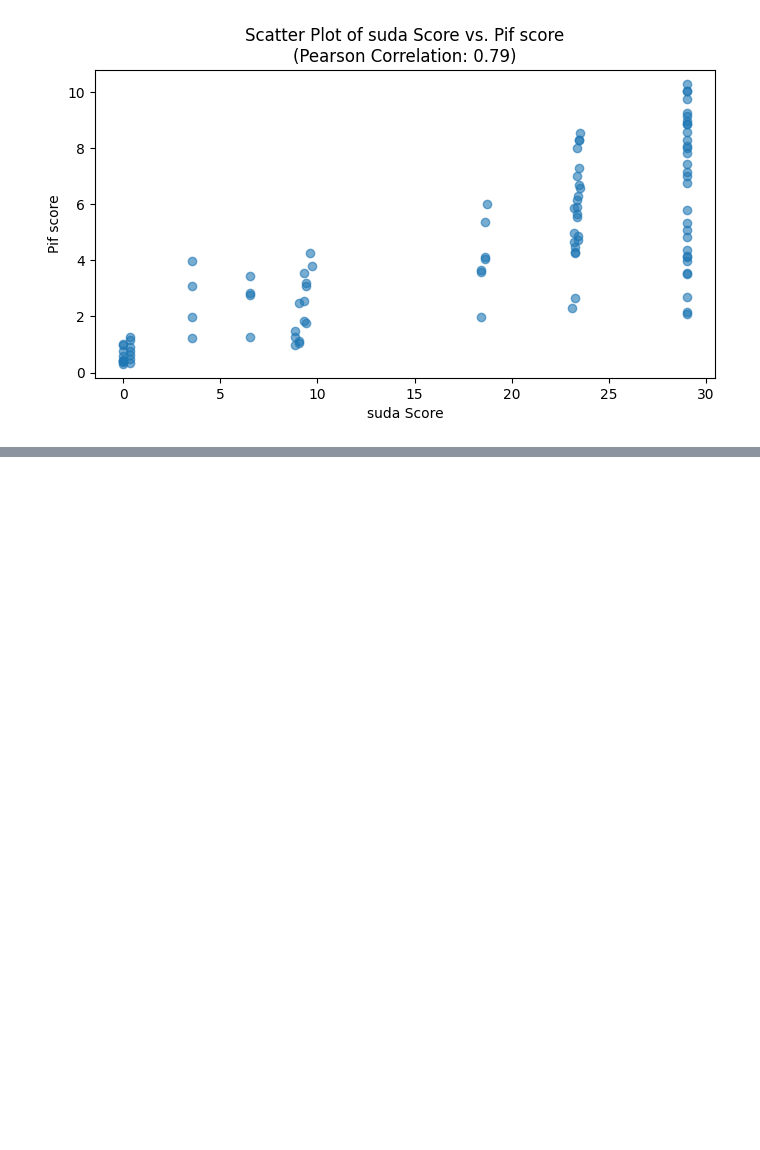
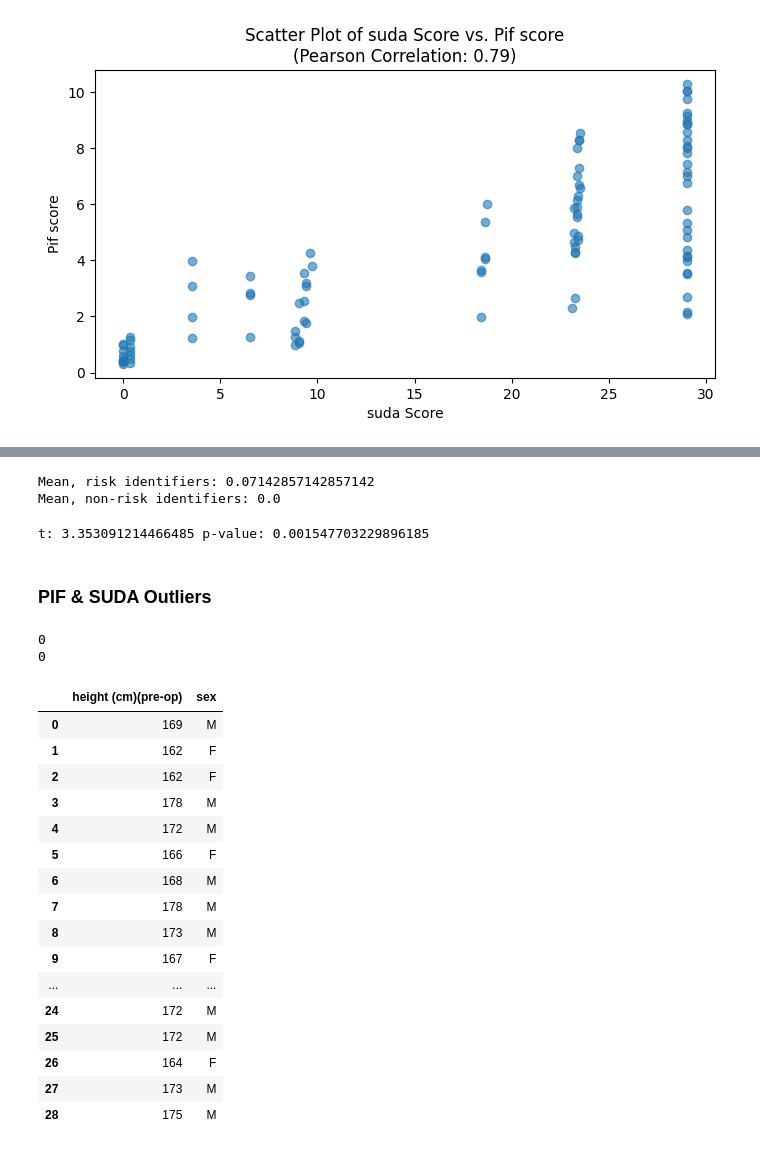
Before and after one commit to EmiKib/MetaprivBIDS-Assessment, a Jupyter notebook: BTC_ds002080/BTC.ipynb, the cells around one changed output, grey strips where cells are left out. Saved outputs shown, nothing was run; the diff lists cells and outputs as text; code cells hidden in the pictures; blank space fills up the shorter version.

```diff
--- a/BTC_ds002080/BTC.ipynb
+++ b/BTC_ds002080/BTC.ipynb
@@ -71,0 +122,43 @@ Pearson correlation to PIF 95% & SUDA 0.7907962111030511
+# %%
+mean_risk_values = (k_combined_field['Normalized Difference']).mean()
+print('Mean, risk identifiers:',mean_risk_values)
+mean_risk_values = (k_combined_field_non_risk['Normalized Difference']).mean()
+print('Mean, non-risk identifiers:',mean_risk_values)
+# %% [output]
+Mean, risk identifiers: 0.07142857142857142
+Mean, non-risk identifiers: 0.0
+# %%
+t, p = stats.ttest_ind(k_combined_field['Normalized Difference'], k_combined_field_non_risk['Normalized Difference'])
+print('t:',t,'p-value:', p)
+# %% [output]
+t: 3.353091214466485 p-value: 0.001547703229896185
+# %% [markdown]
+### PIF & SUDA Outliers
+# %%
+class_outliers, madn, mad, outlier_indices, above_outlier_indices = ST.rst_outlier_case2(suda, 'dis-score')
+print(len(above_outlier_indices))
+class_outliers, madn, mad, outlier_indices, above_outlier_indices = ST.rst_outlier_case2(pif, 'RIG')
+print(len(above_outlier_indices))
+# %% [output]
+0
+0
+# %%
+BTC[['height (cm)(pre-op)','sex']]
+# %% [output]
+|  | height (cm)(pre-op) | sex |
+| 0 | 169 | M |
+| 1 | 162 | F |
+| 2 | 162 | F |
+| 3 | 178 | M |
+| 4 | 172 | M |
+| 5 | 166 | F |
+| 6 | 168 | M |
+| 7 | 178 | M |
+| 8 | 173 | M |
+| 9 | 167 | F |
+| ... | ... | ... |
+| 24 | 172 | M |
+| 25 | 172 | M |
+| 26 | 164 | F |
+| 27 | 173 | M |
+| 28 | 175 | M |
```
Also changed, not shown: parts of 10 cells of this notebook, 5 other files.
